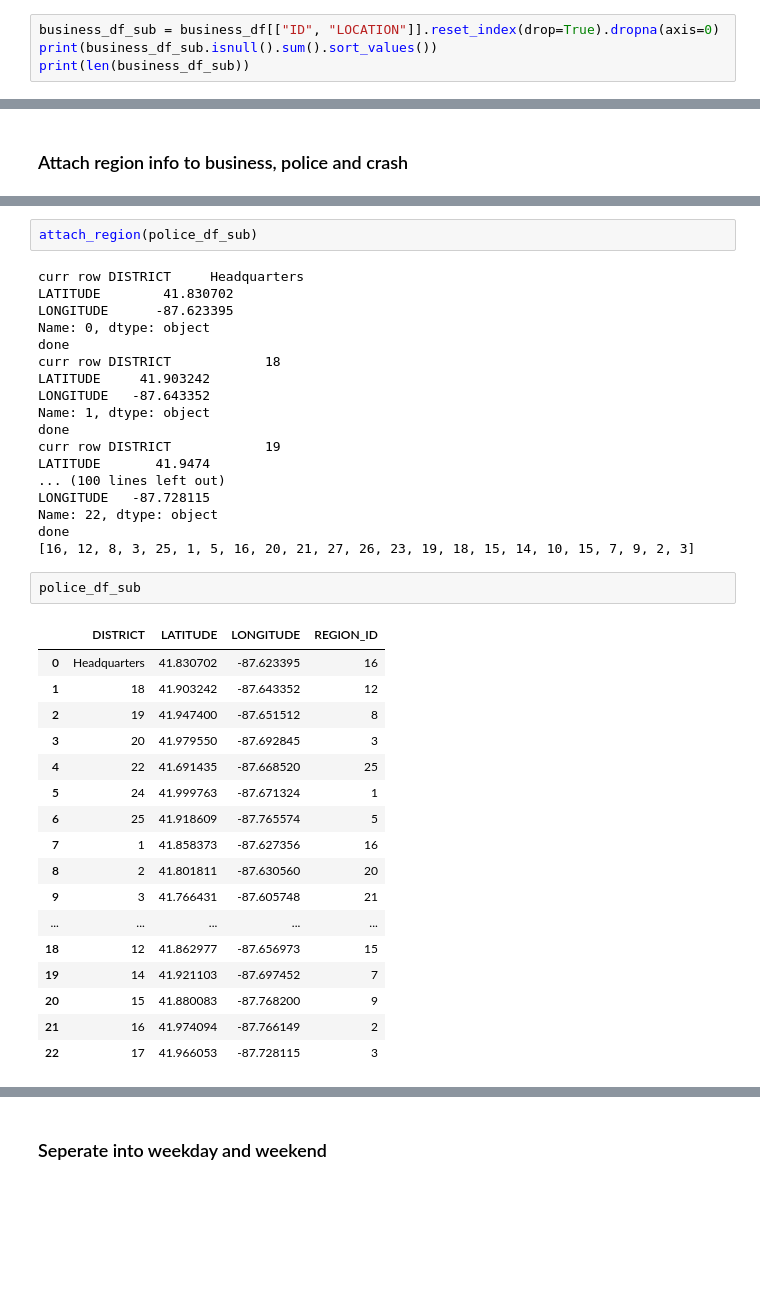
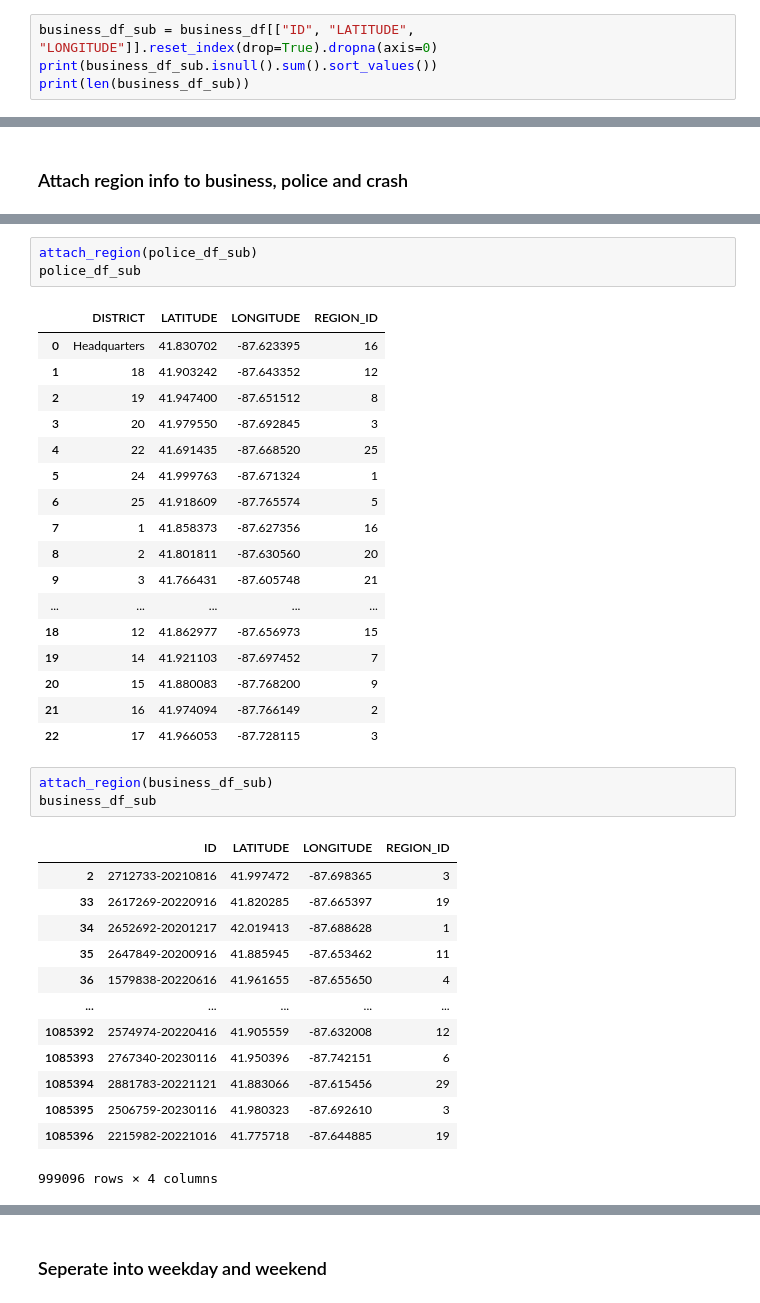
Before and after one commit to JackZihengChen/TE360, a Jupyter notebook: Final Project/Data Project Final.ipynb, the cells around one changed output, grey strips where cells are left out. Drawn from its saved outputs; the diff is of its cells as text; blank space fills up the shorter version.

```diff
--- a/Final Project/Data Project Final.ipynb
+++ b/Final Project/Data Project Final.ipynb
@@ -102,7 +112,7 @@ DESCRIPTION    0
 dtype: int64
 6530484
 # %%
-business_df_sub = business_df[["ID", "LOCATION"]].reset_index(drop=True).dropna(axis=0)
+business_df_sub = business_df[["ID", "LATITUDE", "LONGITUDE"]].reset_index(drop=True).dropna(axis=0)
 print(business_df_sub.isnull().sum().sort_values())
 print(len(business_df_sub))
 # %% [output]
@@ -152,41 +162,39 @@ def attach_region(df):
     df["REGION_ID"] = temp_list
 # %%
 attach_region(police_df_sub)
+police_df_sub
 # %% [output]
-curr row DISTRICT     Headquarters
-LATITUDE        41.830702
-LONGITUDE      -87.623395
-Name: 0, dtype: object
-done
-curr row DISTRICT            18
-LATITUDE     41.903242
-LONGITUDE   -87.643352
-Name: 1, dtype: object
-done
-curr row DISTRICT            19
-LATITUDE       41.9474
-... (100 lines left out)
-LONGITUDE   -87.728115
-Name: 22, dtype: object
-done
-[16, 12, 8, 3, 25, 1, 5, 16, 20, 21, 27, 26, 23, 19, 18, 15, 14, 10, 15, 7, 9, 2, 3]
+|  | DISTRICT | LATITUDE | LONGITUDE | REGION_ID |
+| 0 | Headquarters | 41.830702 | -87.623395 | 16 |
+| 1 | 18 | 41.903242 | -87.643352 | 12 |
+| 2 | 19 | 41.947400 | -87.651512 | 8 |
+| 3 | 20 | 41.979550 | -87.692845 | 3 |
+| 4 | 22 | 41.691435 | -87.668520 | 25 |
+| 5 | 24 | 41.999763 | -87.671324 | 1 |
+| 6 | 25 | 41.918609 | -87.765574 | 5 |
+| 7 | 1 | 41.858373 | -87.627356 | 16 |
+| 8 | 2 | 41.801811 | -87.630560 | 20 |
+| 9 | 3 | 41.766431 | -87.605748 | 21 |
+| ... | ... | ... | ... | ... |
+| 18 | 12 | 41.862977 | -87.656973 | 15 |
+| 19 | 14 | 41.921103 | -87.697452 | 7 |
+| 20 | 15 | 41.880083 | -87.768200 | 9 |
+| 21 | 16 | 41.974094 | -87.766149 | 2 |
+| 22 | 17 | 41.966053 | -87.728115 | 3 |
-# %%
-police_df_sub
-# %% [output]
-|  | DISTRICT | LATITUDE | LONGITUDE | REGION_ID |
-| 0 | Headquarters | 41.830702 | -87.623395 | 16 |
-| 1 | 18 | 41.903242 | -87.643352 | 12 |
-| 2 | 19 | 41.947400 | -87.651512 | 8 |
-| 3 | 20 | 41.979550 | -87.692845 | 3 |
-| 4 | 22 | 41.691435 | -87.668520 | 25 |
-| 5 | 24 | 41.999763 | -87.671324 | 1 |
-| 6 | 25 | 41.918609 | -87.765574 | 5 |
-| 7 | 1 | 41.858373 | -87.627356 | 16 |
-| 8 | 2 | 41.801811 | -87.630560 | 20 |
-| 9 | 3 | 41.766431 | -87.605748 | 21 |
-| ... | ... | ... | ... | ... |
-| 18 | 12 | 41.862977 | -87.656973 | 15 |
-| 19 | 14 | 41.921103 | -87.697452 | 7 |
-| 20 | 15 | 41.880083 | -87.768200 | 9 |
-| 21 | 16 | 41.974094 | -87.766149 | 2 |
-| 22 | 17 | 41.966053 | -87.728115 | 3 |
+# %%
+attach_region(business_df_sub)
+business_df_sub
+# %% [output]
+|  | ID | LATITUDE | LONGITUDE | REGION_ID |
+| 2 | 2712733-20210816 | 41.997472 | -87.698365 | 3 |
+| 33 | 2617269-20220916 | 41.820285 | -87.665397 | 19 |
+| 34 | 2652692-20201217 | 42.019413 | -87.688628 | 1 |
+| 35 | 2647849-20200916 | 41.885945 | -87.653462 | 11 |
+| 36 | 1579838-20220616 | 41.961655 | -87.655650 | 4 |
+| ... | ... | ... | ... | ... |
+| 1085392 | 2574974-20220416 | 41.905559 | -87.632008 | 12 |
+| 1085393 | 2767340-20230116 | 41.950396 | -87.742151 | 6 |
+| 1085394 | 2881783-20221121 | 41.883066 | -87.615456 | 29 |
+| 1085395 | 2506759-20230116 | 41.980323 | -87.692610 | 3 |
+| 1085396 | 2215982-20221016 | 41.775718 | -87.644885 | 19 |
+999096 rows × 4 columns
```
Also changed, not shown: parts of 80 cells of this notebook, 3 other files.
